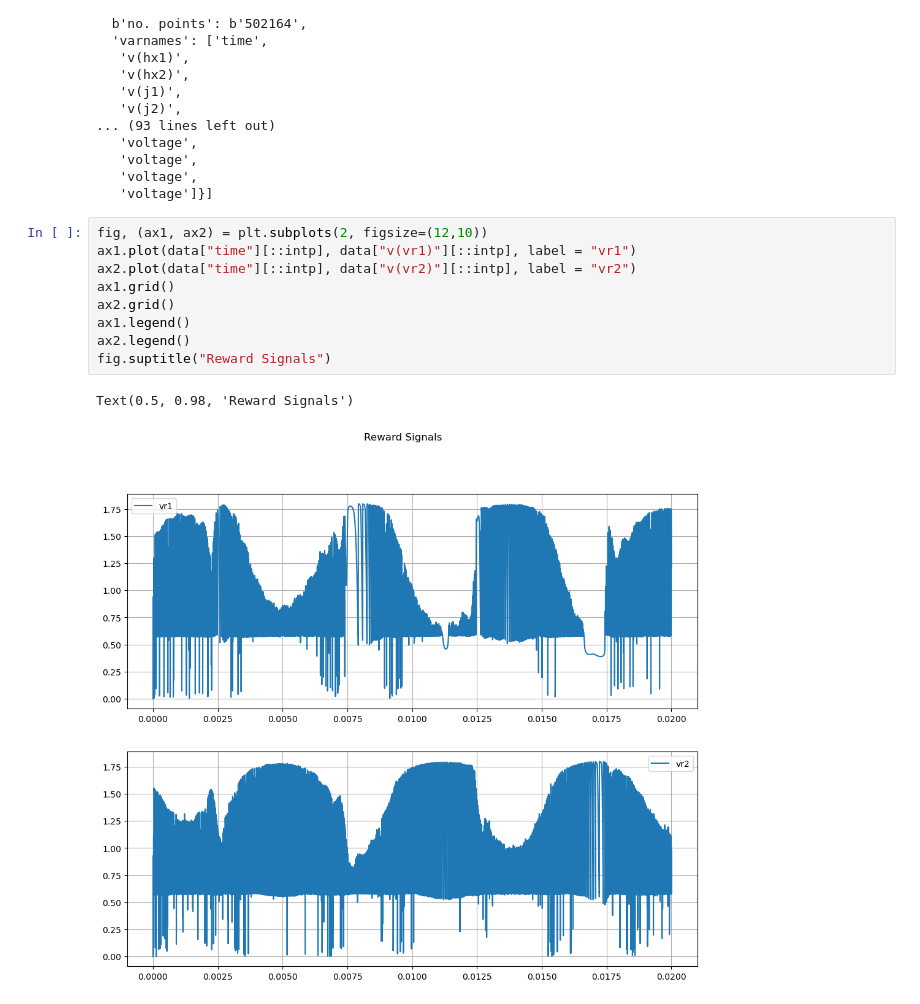
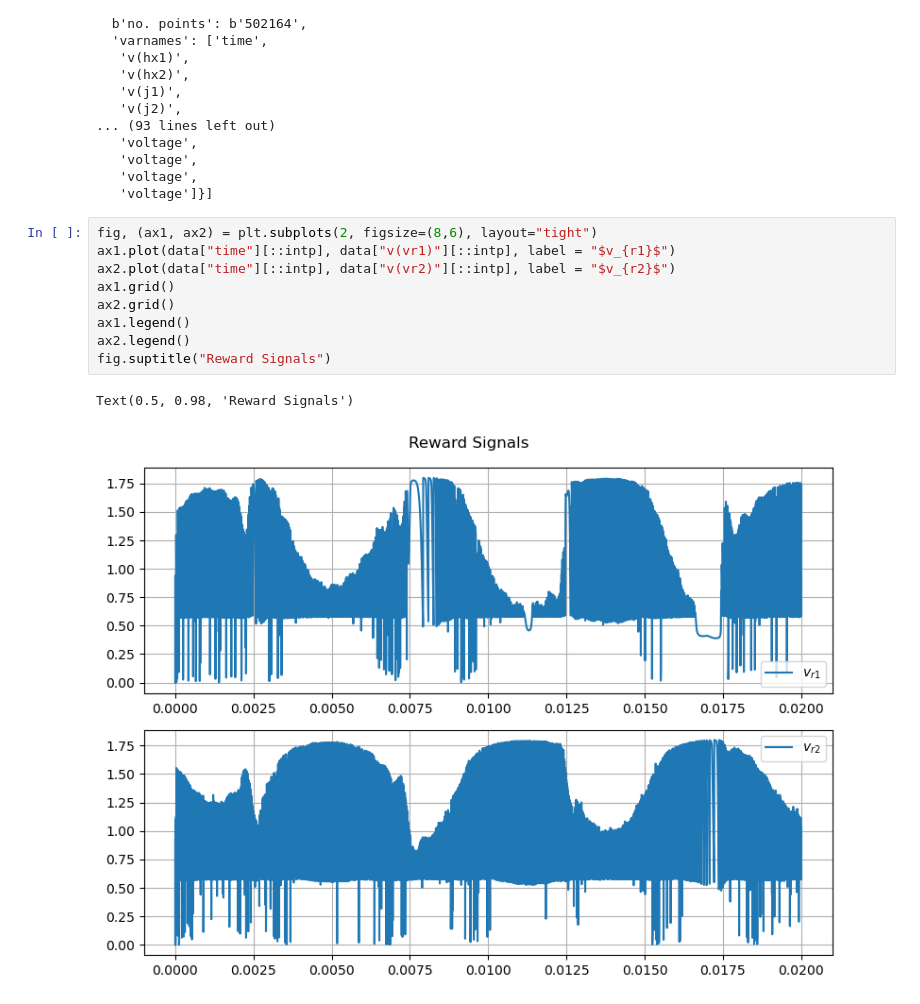
Before and after one commit to AlejandroJuarezLora/SNN_IPN, a Jupyter notebook: sim_results/arith/tb_arith.ipynb, the cells around one changed output. Saved outputs shown, nothing was run; the diff lists cells and outputs as text.

```diff
--- a/sim_results/arith/tb_arith.ipynb
+++ b/sim_results/arith/tb_arith.ipynb
@@ -117,15 +117,15 @@ dicc
    'voltage',
    'voltage']}]
 # %%
-fig, (ax1, ax2) = plt.subplots(2, figsize=(12,10))
-ax1.plot(data["time"][::intp], data["v(vr1)"][::intp], label = "vr1")
-ax2.plot(data["time"][::intp], data["v(vr2)"][::intp], label = "vr2")
+fig, (ax1, ax2) = plt.subplots(2, figsize=(8,6), layout="tight")
+ax1.plot(data["time"][::intp], data["v(vr1)"][::intp], label = "$v_{r1}$")
+ax2.plot(data["time"][::intp], data["v(vr2)"][::intp], label = "$v_{r2}$")
 ax1.grid()
 ax2.grid()
 ax1.legend()
 ax2.legend()
 fig.suptitle("Reward Signals")
 # %% [output]
 Text(0.5, 0.98, 'Reward Signals')
-[figure, old version]
+[figure, new version]
 # %%
```
Also changed, not shown: parts of 6 cells of this notebook, 18 other files.
